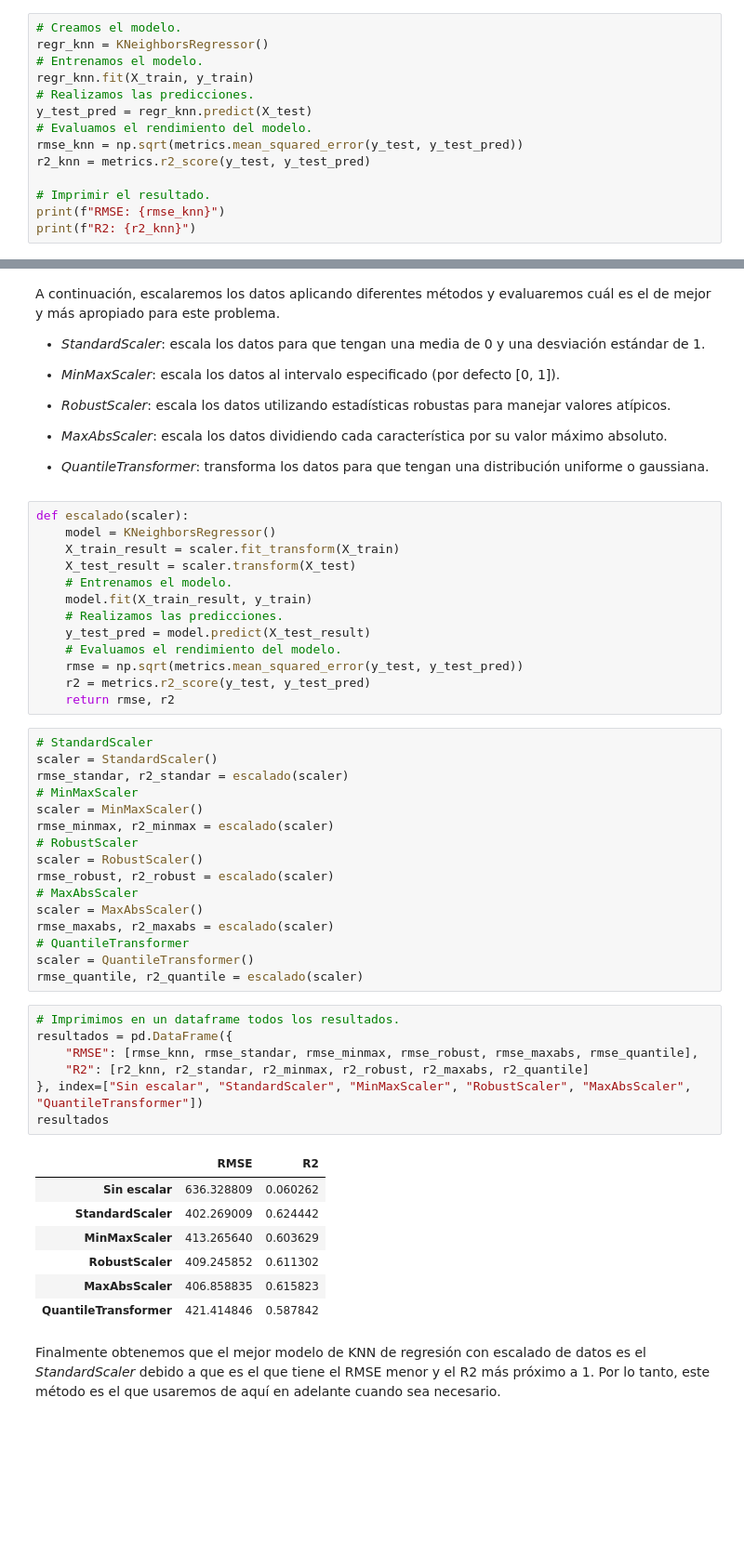
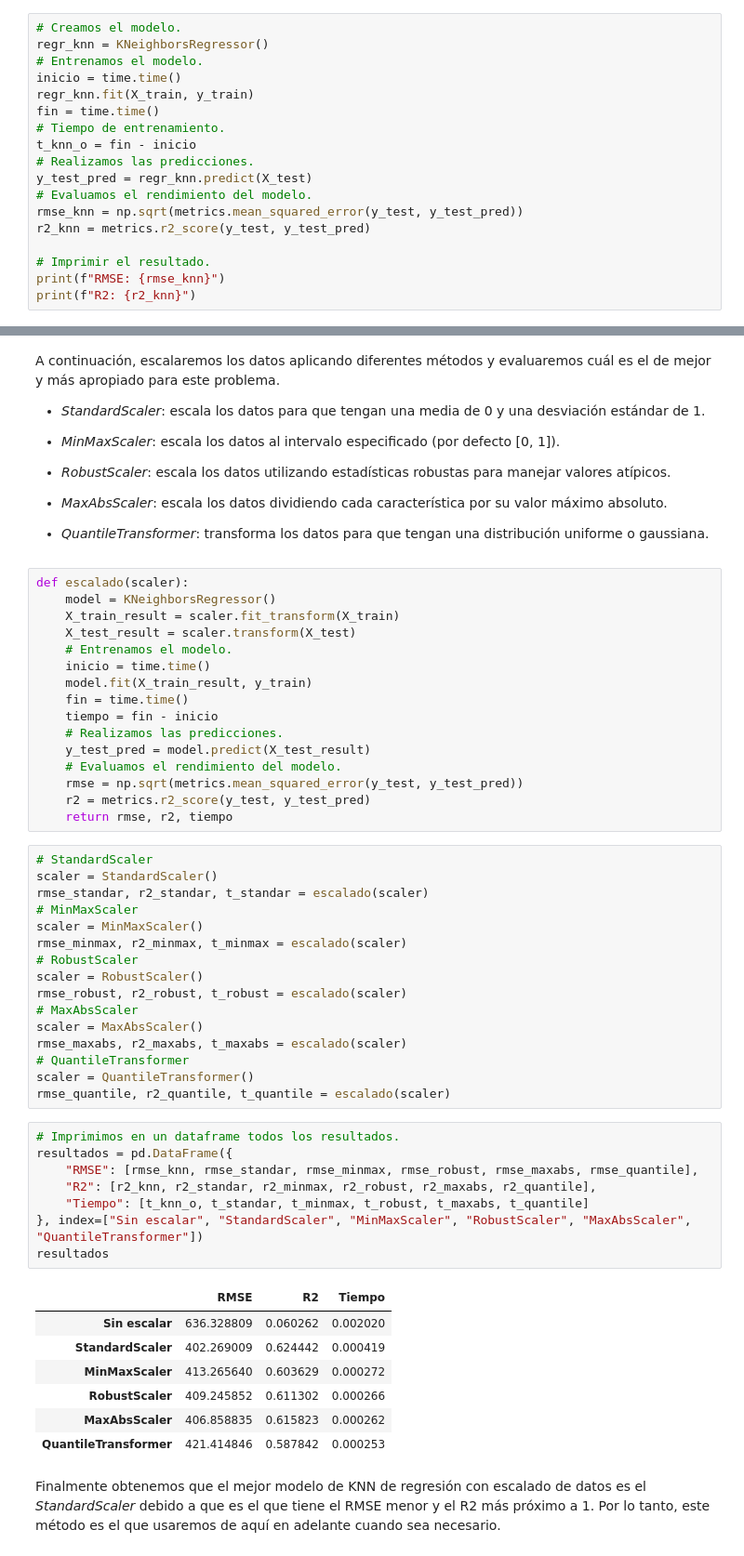
Before and after one commit to celiiaaa/Energy_Prediction_System, a Jupyter notebook: main.ipynb, the cells around one changed output, grey strips where cells are left out. Shown at 93% size. Saved outputs shown, nothing was run; the diff lists cells and outputs as text; blank space fills up the shorter version.

```diff
--- a/main.ipynb
+++ b/main.ipynb
@@ -353,7 +267,11 @@ En primer lugar, crearemos un modelo KNN sin escalar los datos y evaluaremos el
 # Creamos el modelo.
 regr_knn = KNeighborsRegressor()
 # Entrenamos el modelo.
+inicio = time.time()
 regr_knn.fit(X_train, y_train)
+fin = time.time()
+# Tiempo de entrenamiento.
+t_knn_o = fin - inicio
 # Realizamos las predicciones.
 y_test_pred = regr_knn.predict(X_test)
 # Evaluamos el rendimiento del modelo.
@@ -384,44 +302,48 @@ def escalado(scaler):
     X_train_result = scaler.fit_transform(X_train)
     X_test_result = scaler.transform(X_test)
     # Entrenamos el modelo.
+    inicio = time.time()
     model.fit(X_train_result, y_train)
+    fin = time.time()
+    tiempo = fin - inicio
     # Realizamos las predicciones.
     y_test_pred = model.predict(X_test_result)
     # Evaluamos el rendimiento del modelo.
     rmse = np.sqrt(metrics.mean_squared_error(y_test, y_test_pred))
     r2 = metrics.r2_score(y_test, y_test_pred)
-    return rmse, r2
+    return rmse, r2, tiempo
 # %%
 # StandardScaler
 scaler = StandardScaler()
-rmse_standar, r2_standar = escalado(scaler)
+rmse_standar, r2_standar, t_standar = escalado(scaler)
 # MinMaxScaler
 scaler = MinMaxScaler()
-rmse_minmax, r2_minmax = escalado(scaler)
+rmse_minmax, r2_minmax, t_minmax = escalado(scaler)
 # RobustScaler
 scaler = RobustScaler()
-rmse_robust, r2_robust = escalado(scaler)
+rmse_robust, r2_robust, t_robust = escalado(scaler)
 # MaxAbsScaler
 scaler = MaxAbsScaler()
-rmse_maxabs, r2_maxabs = escalado(scaler)
+rmse_maxabs, r2_maxabs, t_maxabs = escalado(scaler)
 # QuantileTransformer
 scaler = QuantileTransformer()
-rmse_quantile, r2_quantile = escalado(scaler)
+rmse_quantile, r2_quantile, t_quantile = escalado(scaler)
 # %%
 # Imprimimos en un dataframe todos los resultados.
 resultados = pd.DataFrame({
     "RMSE": [rmse_knn, rmse_standar, rmse_minmax, rmse_robust, rmse_maxabs, rmse_quantile],
-    "R2": [r2_knn, r2_standar, r2_minmax, r2_robust, r2_maxabs, r2_quantile]
+    "R2": [r2_knn, r2_standar, r2_minmax, r2_robust, r2_maxabs, r2_quantile],
+    "Tiempo": [t_knn_o, t_standar, t_minmax, t_robust, t_maxabs, t_quantile]
 }, index=["Sin escalar", "StandardScaler", "MinMaxScaler", "RobustScaler", "MaxAbsScaler", "QuantileTransformer"])
 resultados
 # %% [output]
-|  | RMSE | R2 |
-| Sin escalar | 636.328809 | 0.060262 |
-| StandardScaler | 402.269009 | 0.624442 |
-| MinMaxScaler | 413.265640 | 0.603629 |
-| RobustScaler | 409.245852 | 0.611302 |
-| MaxAbsScaler | 406.858835 | 0.615823 |
-| QuantileTransformer | 421.414846 | 0.587842 |
+|  | RMSE | R2 | Tiempo |
+| Sin escalar | 636.328809 | 0.060262 | 0.002020 |
+| StandardScaler | 402.269009 | 0.624442 | 0.000419 |
+| MinMaxScaler | 413.265640 | 0.603629 | 0.000272 |
+| RobustScaler | 409.245852 | 0.611302 | 0.000266 |
+| MaxAbsScaler | 406.858835 | 0.615823 | 0.000262 |
+| QuantileTransformer | 421.414846 | 0.587842 | 0.000253 |
 # %% [markdown]
 Finalmente obtenemos que el mejor modelo de KNN de regresión con escalado de datos es el *StandardScaler* debido a que es el que tiene el RMSE menor y el R2 más próximo a 1. Por lo tanto, este método es el que usaremos de aquí en adelante cuando sea necesario.
 # %% [markdown]
```
Also changed, not shown: parts of 51 cells of this notebook.
